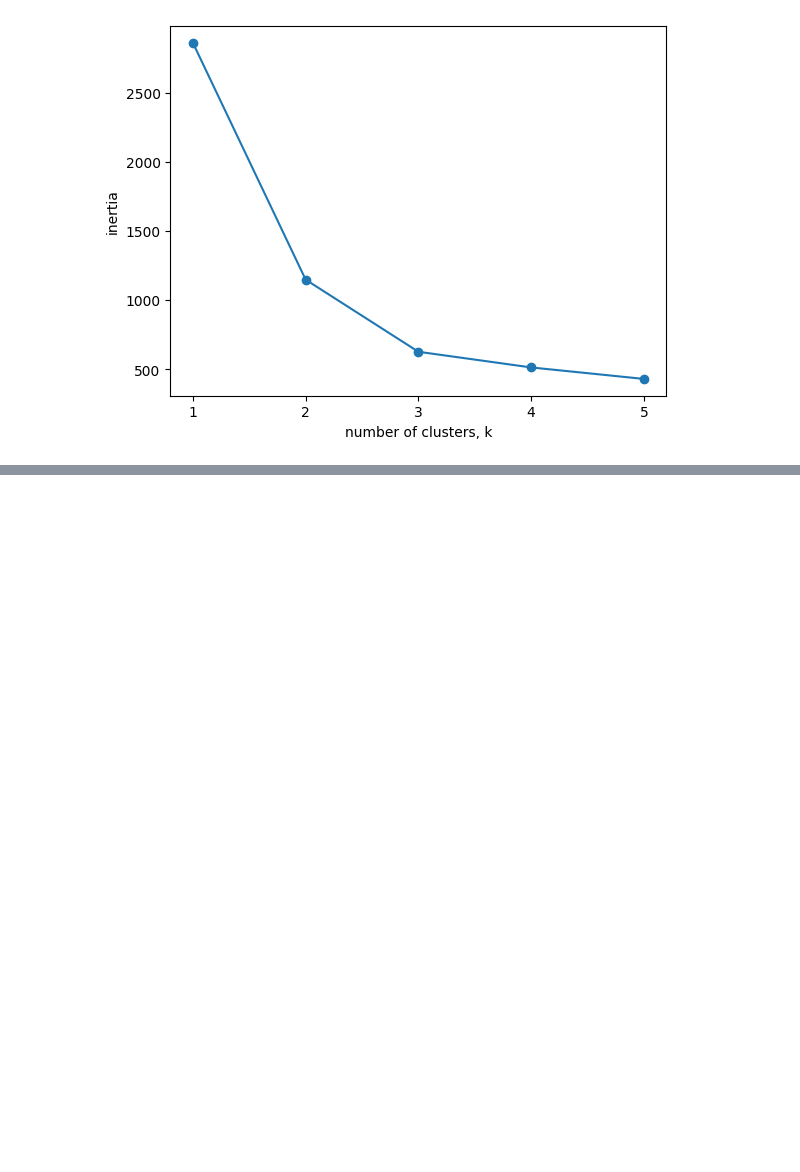
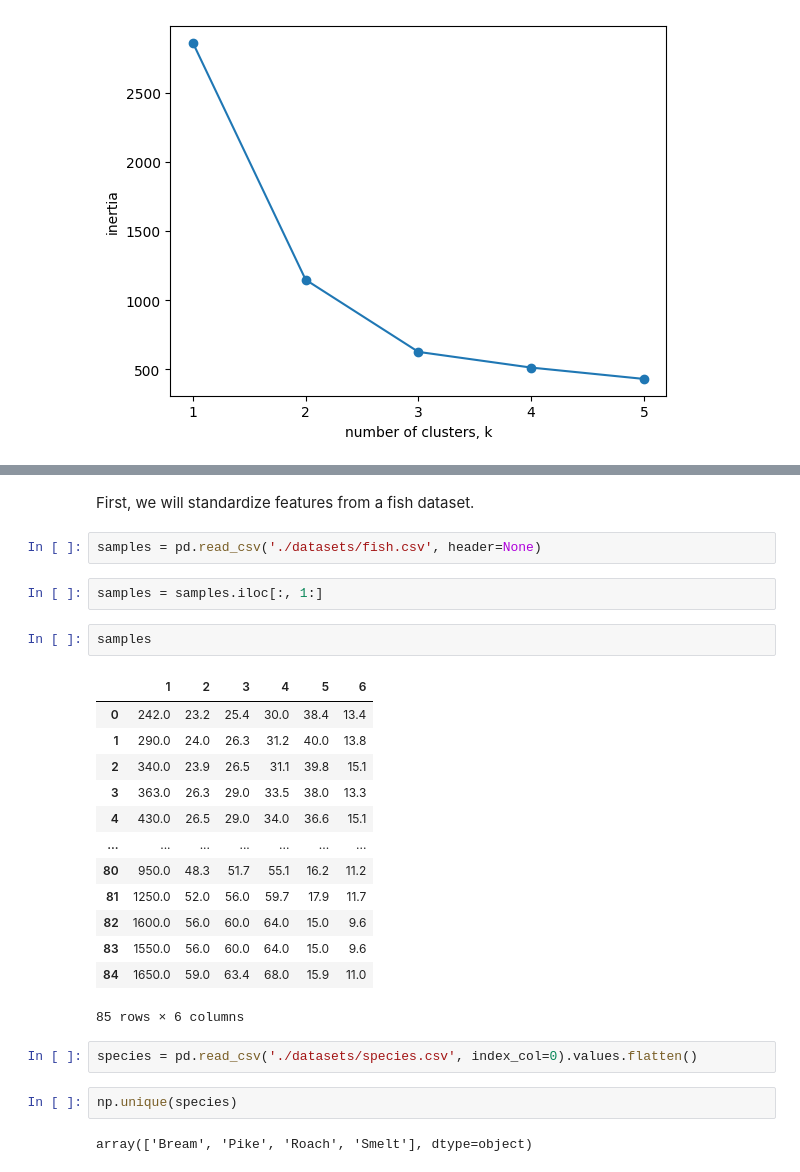
Before and after one commit to harrybaines/DataCamp-ML-Scientist-Track, a Jupyter notebook: 2. Unsupervised Learning in Python/1. Clustering for dataset exploration/chapter1.ipynb, the cells around one changed output, grey strips where cells are left out. Drawn from its saved outputs; the diff is of its cells as text; blank space fills up the shorter version.

```diff
--- a/2. Unsupervised Learning in Python/1. Clustering for dataset exploration/chapter1.ipynb
+++ b/2. Unsupervised Learning in Python/1. Clustering for dataset exploration/chapter1.ipynb
@@ -116,0 +175,28 @@ From the inertia plot the inertia decreases very slowly from 3 clusters to 4, so
+# %% [markdown]
+First, we will standardize features from a fish dataset.
+# %%
+samples = pd.read_csv('./datasets/fish.csv', header=None)
+# %%
+samples = samples.iloc[:, 1:]
+# %%
+samples
+# %% [output]
+|  | 1 | 2 | 3 | 4 | 5 | 6 |
+| 0 | 242.0 | 23.2 | 25.4 | 30.0 | 38.4 | 13.4 |
+| 1 | 290.0 | 24.0 | 26.3 | 31.2 | 40.0 | 13.8 |
+| 2 | 340.0 | 23.9 | 26.5 | 31.1 | 39.8 | 15.1 |
+| 3 | 363.0 | 26.3 | 29.0 | 33.5 | 38.0 | 13.3 |
+| 4 | 430.0 | 26.5 | 29.0 | 34.0 | 36.6 | 15.1 |
+| ... | ... | ... | ... | ... | ... | ... |
+| 80 | 950.0 | 48.3 | 51.7 | 55.1 | 16.2 | 11.2 |
+| 81 | 1250.0 | 52.0 | 56.0 | 59.7 | 17.9 | 11.7 |
+| 82 | 1600.0 | 56.0 | 60.0 | 64.0 | 15.0 | 9.6 |
+| 83 | 1550.0 | 56.0 | 60.0 | 64.0 | 15.0 | 9.6 |
+| 84 | 1650.0 | 59.0 | 63.4 | 68.0 | 15.9 | 11.0 |
+85 rows × 6 columns
+# %%
+species = pd.read_csv('./datasets/species.csv', index_col=0).values.flatten()
+# %%
+np.unique(species)
+# %% [output]
+array(['Bream', 'Pike', 'Roach', 'Smelt'], dtype=object)
```
Also changed, not shown: parts of 43 cells of this notebook, 4 other files.
